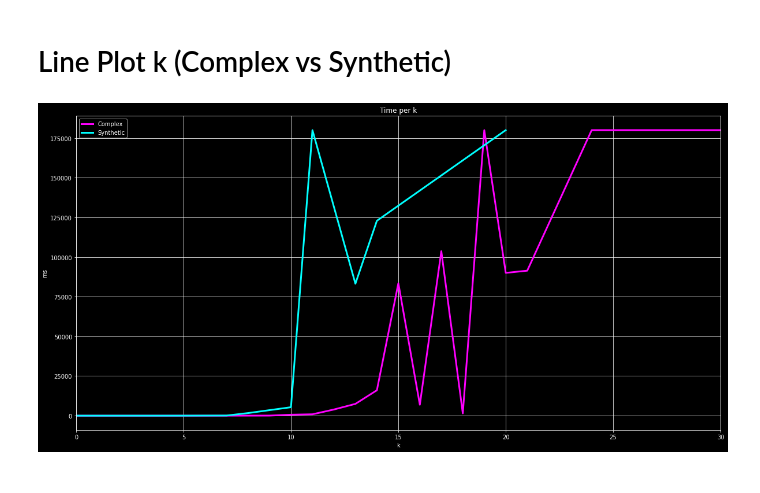
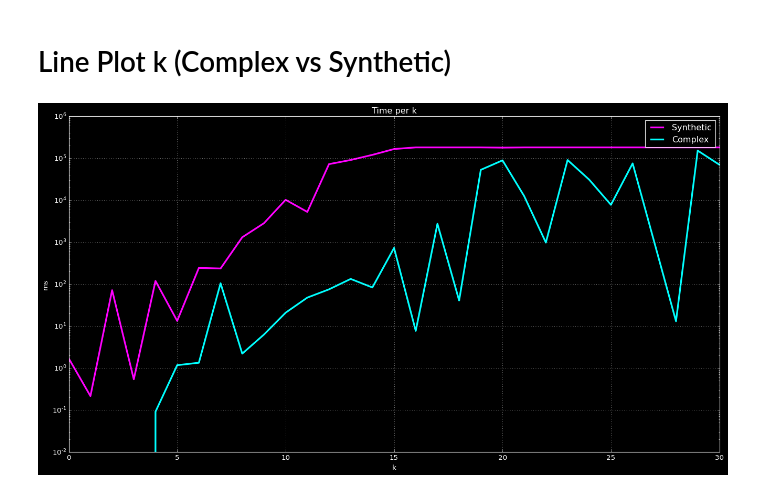
Before and after one commit to HenriDickel/DFVS-Solver, a Jupyter notebook: DFVS_Solver/src/python/statistics_v2.ipynb, the cells around one changed output. Saved outputs shown, nothing was run; the diff lists cells and outputs as text; code cells hidden in the pictures.

Commit message:
Added new test graphs & fixed bug when reading the optimal ks from file

```diff
--- a/DFVS_Solver/src/python/statistics_v2.ipynb
+++ b/DFVS_Solver/src/python/statistics_v2.ipynb
@@ -12,7 +12,8 @@ from itertools import chain
 # %%
 # Create pandas dataframe from csv
 df_v1 = pd.read_csv("../logs/MainLog-1_WithTarjan.csv", sep=",", header=0)
-df = pd.read_csv("../logs/MainLog-2_04.csv", sep=",", header=0)
+df = pd.read_csv("../logs/MainLog-2_05.csv", sep=",", header=0)
+print(df)
 
 dfMinMaxK = pd.read_csv("../logs/OverviewMinMaxK.csv", sep=",", header=0)
 dfNandMCount = pd.read_csv("../logs/NodesAndEdgesCount.csv", sep=",", header=0)
@@ -23,12 +24,14 @@ dfWT = df_v1.merge(dfNandMCount, on = "name", how = 'inner')
 # Split  synthetic/complex
 df_v1Synthetic = df_v1[df_v1['name'].str.match('synth')]
 df_v1Complex = df_v1[~df_v1['name'].str.match('synth')]
-dfSynthetic = df[df['name'].str.match('synth')]
-dfComplex = df[~df['name'].str.match('synth')]
+df_synthetic = df[df['name'].str.match('synth')]
+df_complex = df[~df['name'].str.match('synth')]
 
 # Mean
 df_v1_mean_k = df_v1.groupby('k_optimal').mean()
 df_mean_k = df.groupby('k_optimal').mean()
+df_synthetic_mean_k = df_synthetic.groupby('k_optimal').mean()
+df_complex_mean_k = df_complex.groupby('k_optimal').mean()
 
 # Style plot
 plt.style.use('dark_background')
@@ -85,20 +99,18 @@ plt.show()
 # %% [markdown]
 # Line Plot k (Complex vs Synthetic)
 # %%
-# Calculate mean for all k's
-dfSyntheticMean = dfSynthetic.groupby('k_optimal').mean()
-dfComplexMean = dfComplex.groupby('k_optimal').mean()
 
 plt.figure(figsize=(20,10))
-plt.plot(dfComplexMean['millis'], c='magenta', linewidth='3', label="Complex")
-plt.plot(dfSyntheticMean['millis'], c='aqua', linewidth='3', label="Synthetic")
+plt.plot(df_synthetic_mean_k['millis'], c='magenta', linewidth='3', label="Synthetic")
+plt.plot(df_complex_mean_k['millis'], c='aqua', linewidth='3', label="Complex")
 plt.xlabel('k')
 plt.ylabel('ms')
 plt.title('Time per k')
 plt.xlim([0, 30])
+plt.gca().set_yscale('log')
 plt.grid()
 plt.legend()
-#plt.savefig('plots/test.png',  bbox_inches='tight')
+plt.savefig('plots/KLinePlotBFS.png',  bbox_inches='tight')
 plt.show()
 # %% [output]
-[figure, old version]
+[figure, new version]
```
Also changed, not shown: parts of 4 cells of this notebook, 35 other files.
